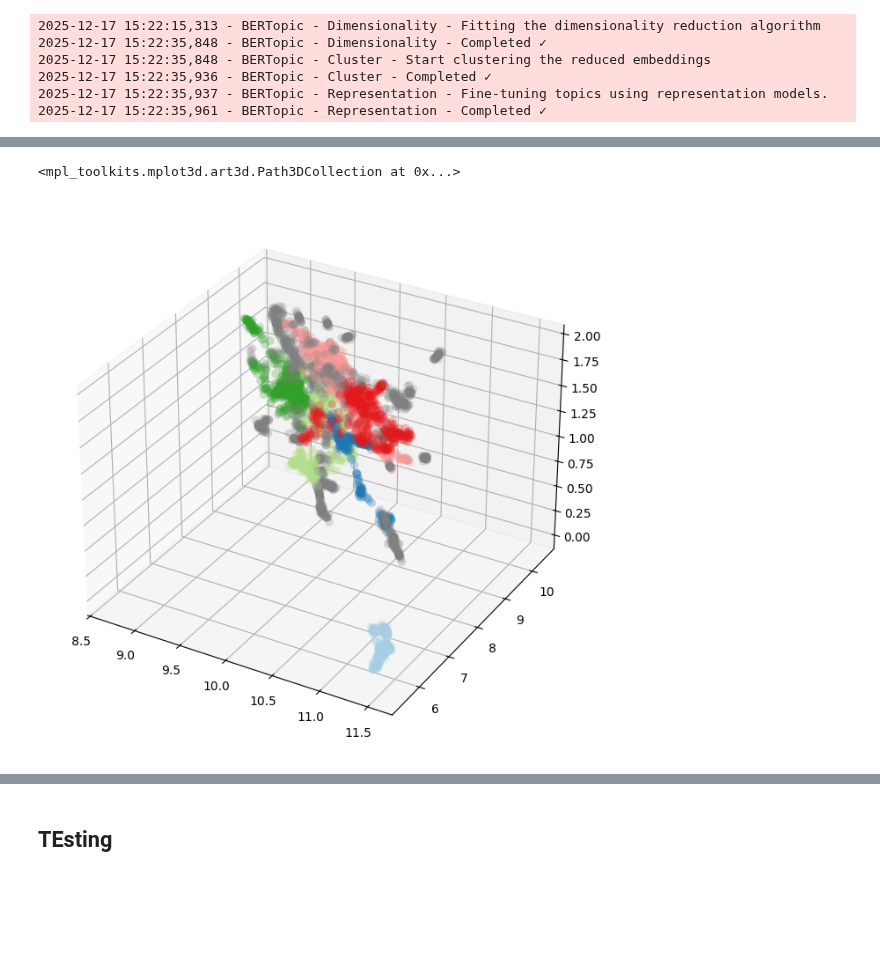
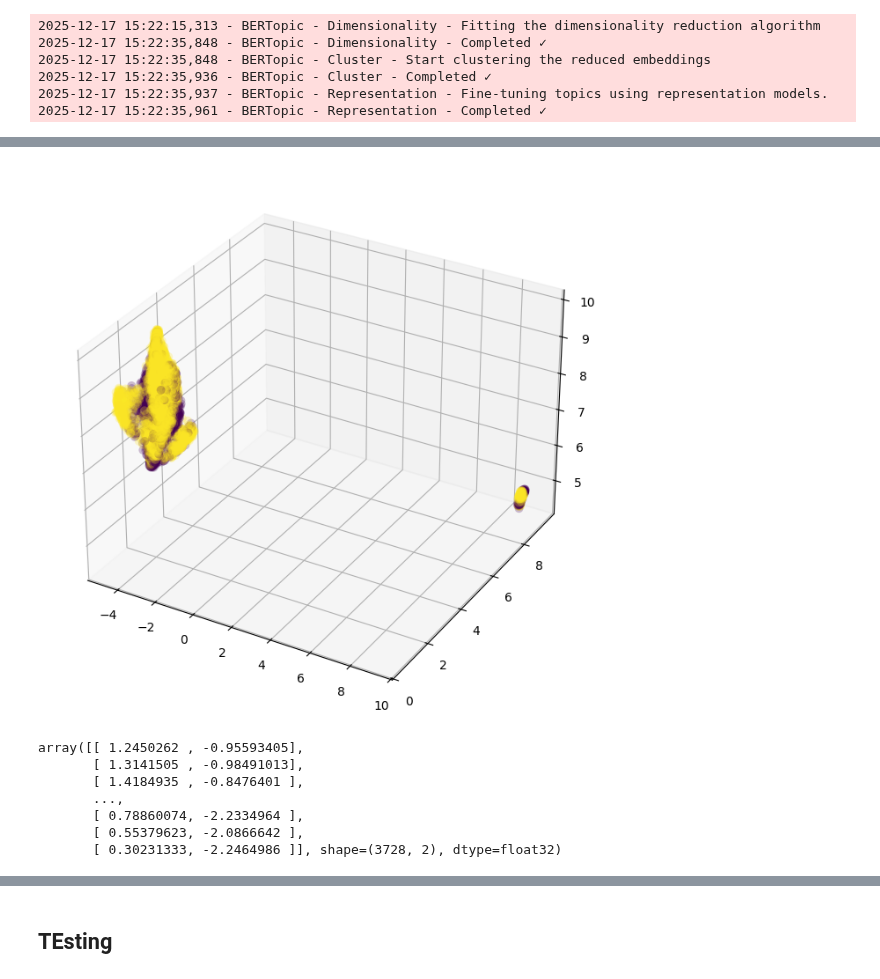
Before and after one commit to h4rz3rk4s3/geometry-of-ignorance, a Jupyter notebook: non_knowledge_cluster.ipynb, the cells around one changed output, grey strips where cells are left out. Drawn from its saved outputs; the diff is of its cells as text; code cells hidden in the pictures; blank space fills up the shorter version.

```diff
--- a/non_knowledge_cluster.ipynb
+++ b/non_knowledge_cluster.ipynb
@@ -471,24 +553,38 @@ for text in deduplicated:
 # %%
 import seaborn as sns
 
-with open("all_toxicity_results/experimental_outputs/{model_name}_{args.datasets[0]}_hyperparameters.json", "r") as f:
+with open(f"all_toxicity_results/experimental_outputs/{model_name}_hatecheck_hyperparameters_partial.json", "r") as f:
     d = json.load(f)
     umap_params = d[f"{layer}"]["UMAP"]
 projection = UMAP(**umap_params).fit_transform(acts)
 #projection = PCA(**pca_args).fit_transform(acts)
 color_palette = sns.color_palette('Paired', 12)
 cluster_colors = [color_palette[x] if x >= 0
                   else (0.5, 0.5, 0.5)
-                  for x in hdbscan_model.labels_]
-cluster_member_colors = [sns.desaturate(x, p) for x, p in
-                         zip(cluster_colors, hdbscan_model.probabilities_)]
+                  #for x in hdbscan_model.labels_]
+                  for x in df_data[f"{model_name}_layer{layer}_cluster"]]
+#cluster_member_colors = [sns.desaturate(x, p) for x, p in
+#                         zip(cluster_colors, hdbscan_model.probabilities_)]
 #px.scatter_3d(projection, projection[:,0], projection[:,1], projection[:,2], color = cluster_member_colors)
 fig = plt.figure(figsize=(8, 8))
 ax = fig.add_subplot(projection='3d')
-ax.scatter(projection[:,0], projection[:,1], projection[:,2], s=50, linewidth=0, c=cluster_colors, alpha=0.25)
+dim_offset = 1
+if umap_params["n_components"] >= 3:
+    ax.scatter(projection[:,0+dim_offset], projection[:,1+dim_offset], projection[:,2+dim_offset], s=50, linewidth=0, c=binary_labels, alpha=0.25) #cluster_colors
+else:
+    ax.scatter(projection[:,0], projection[:,1], s=50, linewidth=0, c=binary_labels, alpha=0.25) #binary_labels
 # %% [output]
-<mpl_toolkits.mplot3d.art3d.Path3DCollection at 0x...>
-[figure, old version]
+[figure, new version]
+# %%
+projection#
+# %% [output]
+array([[ 1.2450262 , -0.95593405],
+       [ 1.3141505 , -0.98491013],
+       [ 1.4184935 , -0.8476401 ],
+       ...,
+       [ 0.78860074, -2.2334964 ],
+       [ 0.55379623, -2.0866642 ],
+       [ 0.30231333, -2.2464986 ]], shape=(3728, 2), dtype=float32)
 # %%
 def validate_cluster_class_hypothesis(true_labels, cluster_labels,
                                        class_names=None, cluster_names=None,
```
Also changed, not shown: parts of 14 cells of this notebook, 26 other files.
